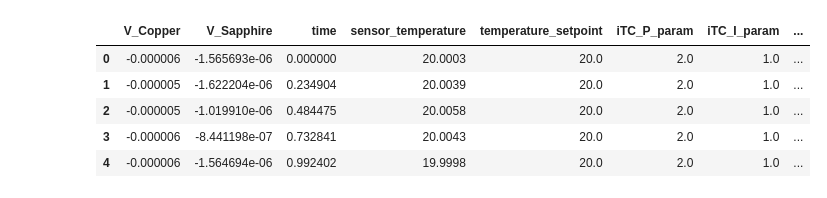
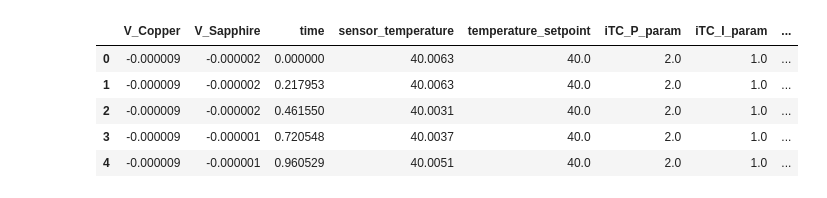
Before and after one commit to Hello-Atharv/physics_practicals, a Jupyter notebook: physics_practicals/SS23/low_temp_analysis.ipynb, the cells around one changed output. Cells and saved outputs as stored; diff of their text form; code cells hidden in the pictures.

```diff
--- a/physics_practicals/SS23/low_temp_analysis.ipynb
+++ b/physics_practicals/SS23/low_temp_analysis.ipynb
@@ -4,15 +4,15 @@ import pandas as pd
 import matplotlib.pyplot as plt
 import uncertainties
 # %%
-df = pd.read_csv("run_20K.csv")
+df = pd.read_csv("run_40K.csv")
 df.head()
 # %% [output]
 |  | V_Copper | V_Sapphire | time | sensor_temperature | temperature_setpoint | iTC_P_param | iTC_I_param | ... |
-| 0 | -0.000006 | -1.565693e-06 | 0.000000 | 20.0003 | 20.0 | 2.0 | 1.0 | ... |
-| 1 | -0.000005 | -1.622204e-06 | 0.234904 | 20.0039 | 20.0 | 2.0 | 1.0 | ... |
-| 2 | -0.000005 | -1.019910e-06 | 0.484475 | 20.0058 | 20.0 | 2.0 | 1.0 | ... |
-| 3 | -0.000006 | -8.441198e-07 | 0.732841 | 20.0043 | 20.0 | 2.0 | 1.0 | ... |
-| 4 | -0.000006 | -1.564694e-06 | 0.992402 | 19.9998 | 20.0 | 2.0 | 1.0 | ... |
+| 0 | -0.000009 | -0.000002 | 0.000000 | 40.0063 | 40.0 | 2.0 | 1.0 | ... |
+| 1 | -0.000009 | -0.000002 | 0.217953 | 40.0063 | 40.0 | 2.0 | 1.0 | ... |
+| 2 | -0.000009 | -0.000002 | 0.461550 | 40.0031 | 40.0 | 2.0 | 1.0 | ... |
+| 3 | -0.000009 | -0.000001 | 0.720548 | 40.0037 | 40.0 | 2.0 | 1.0 | ... |
+| 4 | -0.000009 | -0.000001 | 0.960529 | 40.0051 | 40.0 | 2.0 | 1.0 | ... |
 # %%
 time = df['time']
 v_cop = df['V_Copper']
```
Also changed, not shown: parts of 4 cells of this notebook, 2 other files.
